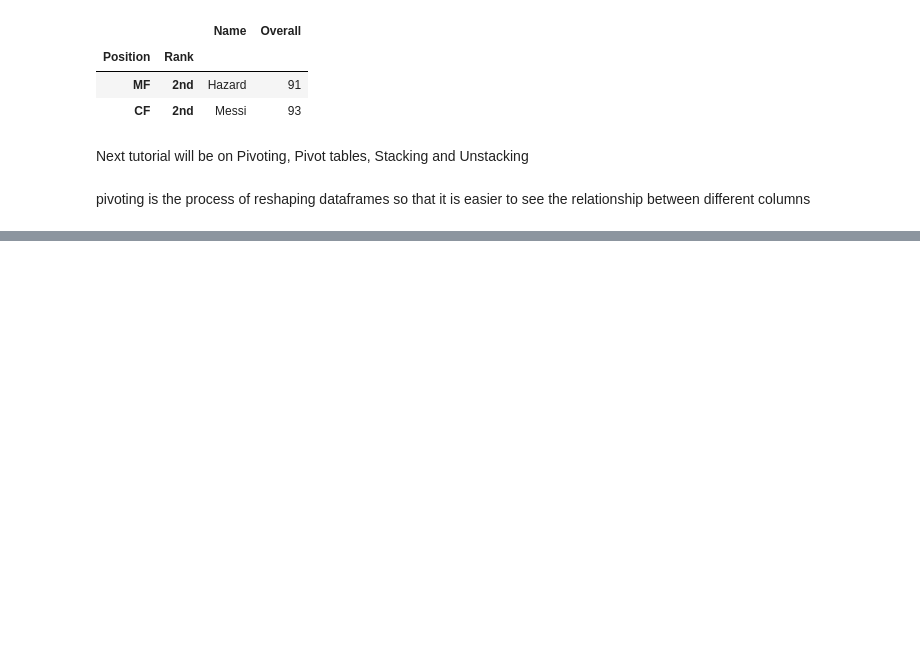
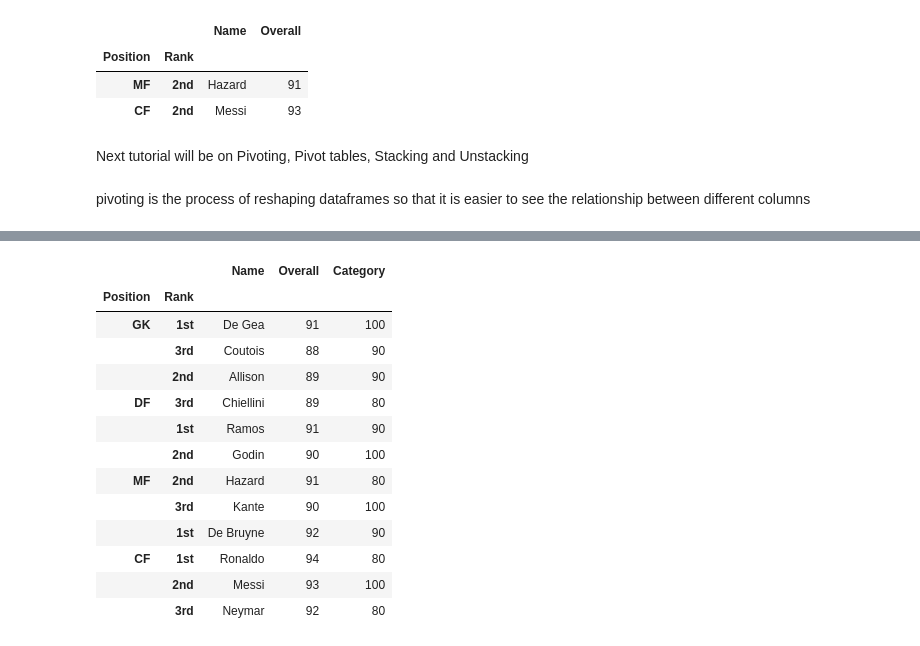
Before and after one commit to jimaid/tutorial, a Jupyter notebook: Pandas tutorials.ipynb, the cells around one changed output, grey strips where cells are left out. Cells and saved outputs as stored; diff of their text form; code cells hidden in the pictures; blank space fills up the shorter version.

Commit message:
load dataframe to try out pivoting

```diff
--- a/Pandas tutorials.ipynb
+++ b/Pandas tutorials.ipynb
@@ -160,0 +178,19 @@ pivoting is the process of reshaping dataframes so that it is easier to see the
+# %%
+fifa19['Category'] = ['100','90','90','80','90','100','80','100','90','80','100','80']
+# %%
+fifa19
+# %% [output]
+|  |  | Name | Overall | Category |
+| Position | Rank |  |  |  |
+| GK | 1st | De Gea | 91 | 100 |
+|  | 3rd | Coutois | 88 | 90 |
+|  | 2nd | Allison | 89 | 90 |
+| DF | 3rd | Chiellini | 89 | 80 |
+|  | 1st | Ramos | 91 | 90 |
+|  | 2nd | Godin | 90 | 100 |
+| MF | 2nd | Hazard | 91 | 80 |
+|  | 3rd | Kante | 90 | 100 |
+|  | 1st | De Bruyne | 92 | 90 |
+| CF | 1st | Ronaldo | 94 | 80 |
+|  | 2nd | Messi | 93 | 100 |
+|  | 3rd | Neymar | 92 | 80 |
```
Also changed, not shown: parts of 3 cells of this notebook.
